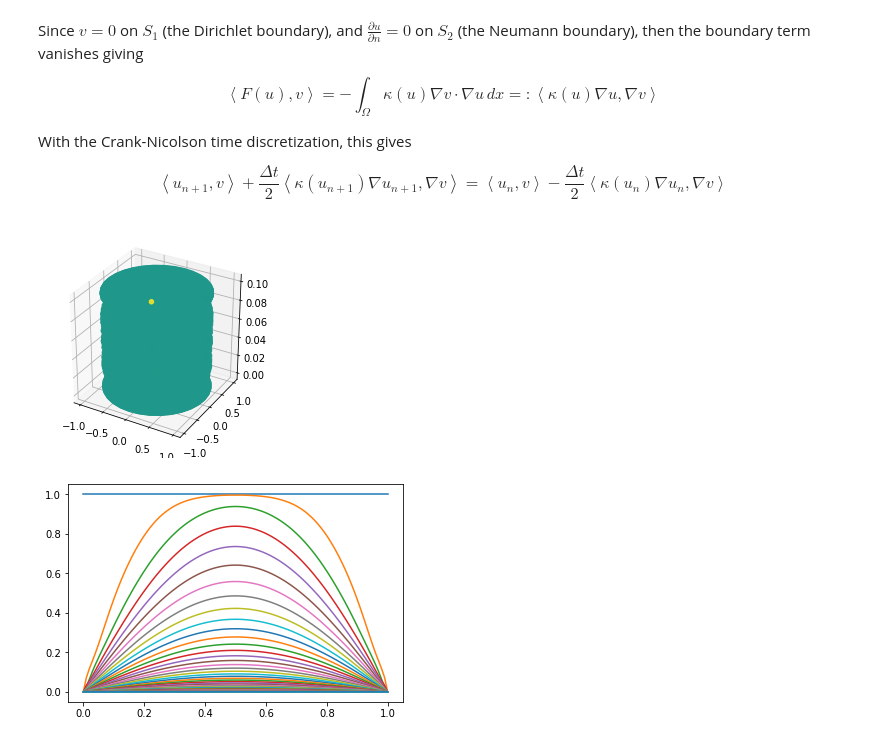
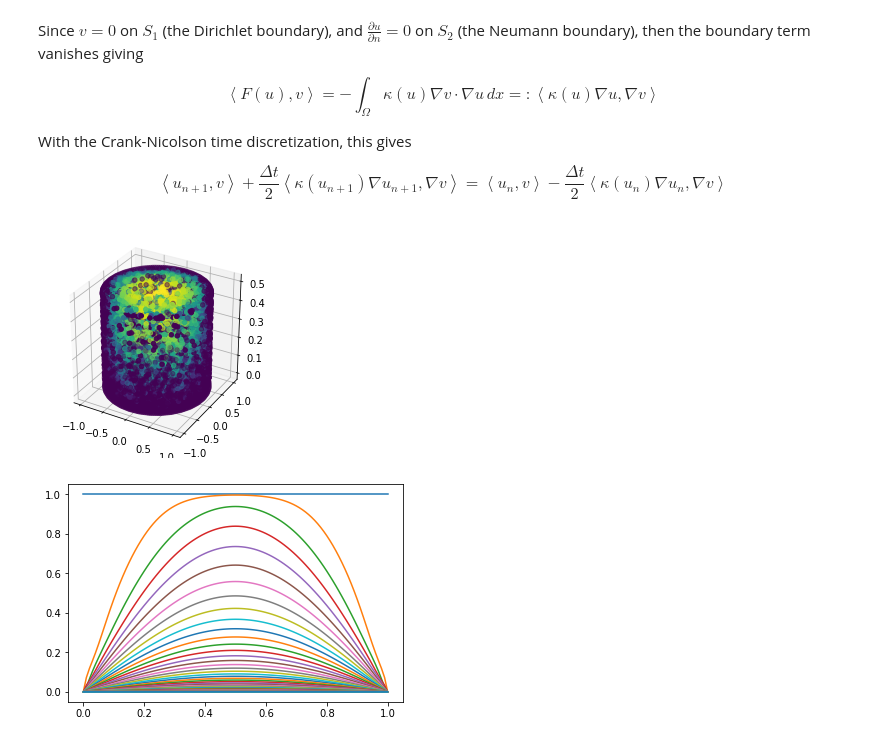
Before and after one commit to JeromeTroy/fenics-hgss, a Jupyter notebook: FEniCS Heat Equation.ipynb, the cells around one changed output. Drawn from its saved outputs; the diff is of its cells as text; code cells hidden in the pictures.

```diff
--- a/FEniCS Heat Equation.ipynb
+++ b/FEniCS Heat Equation.ipynb
@@ -28,11 +28,12 @@ from fenics import *
 from mshr import *
 import matplotlib.pyplot as plt
 
+tol = 1e-1
 h = 0.5
 R = 1
 Ω = Cylinder(Point(0, 0, h), Point(0, 0, 0), R, R)
 
-N = 100   # N is like 1 / Δx
+N = 50   # N is like 1 / Δx
 mesh = generate_mesh(Ω, N)
 
 V = FunctionSpace(mesh, "CG", 1)
@@ -40,16 +41,23 @@ V = FunctionSpace(mesh, "CG", 1)
 u = TrialFunction(V)
 v = TestFunction(V)
 
-bc = DirichletBC(V, Constant(1.0), "on_boundary")
+#bc = DirichletBC(V, Constant(1.0), "on_boundary")
+
+def dirichlet_boundary(x, on_boundary):
+    on_side = pow(x[0], 2) + pow(x[1], 2) > pow(R, 2) - tol and on_boundary
+    on_bottom = abs(x[2]) < tol and on_boundary
+    return on_side or on_bottom
+
+bc = DirichletBC(V, Constant(0.0), dirichlet_boundary)
 
 # time stepping
-T = 1
-N = 500
+T = 0.1
+N = 250
 Δt = T / N
 
 # initial condition
 u_n = Function(V, name="solution")
-u_n.assign(Constant(3.0))
+u_n.assign(Constant(1.0))
 
 # variational problem
 A = (v * u + 0.5 * Δt * dot(grad(v), grad(u)) ) * dx
@@ -58,6 +66,8 @@ F = (v * u_n - 0.5 * Δt * dot(grad(v), grad(u_n)) ) * dx
 
 u_next = Function(V)
 
+usol = []
+usol.append(u_n)
 # saving to file
 xdmfname = "heat-sol.xdmf"
 fout = XDMFFile(xdmfname)
@@ -69,4 +79,5 @@ fout.parameters["rewrite_function_mesh"] = False
 for n in range(N):
     solve(A == F, u_next, bc)
     u_n.assign(u_next)
+    usol.append(u_n)
     fout.write(u_n, n * Δt)
@@ -180,10 +188,10 @@ from mshr import *
 from ufl import tanh
 
 # tolerance value for boundaries
-tol = 1e-10
+tol = 1e-1
 
 # parameters
-h = 0.1   # ratio of height to radius
+h = 0.5   # ratio of height to radius
 k = 0.1   # ratio of cooked heat diffusivity to raw diffusivity
 τ = 0.6   # (T_H - T*) / (T_H - T_c)
 η = 0.5   # rate of cooking at temperature
@@ -207,13 +215,13 @@ def κ(u):
     return κ_val
 
 # time discretization
-Tmax = 0.5
-Nt = 300
+Tmax = 0.1
+Nt = 250
 Δt = Constant(Tmax / Nt)
 
 # domain
 R = 1.0
-N = 100
+N = 50
 Ω = Cylinder(Point(0, 0, h), Point(0, 0, 0), R, R)
 mesh = generate_mesh(Ω, N)
 
@@ -243,34 +251,34 @@ A = (u * v) * dx + Constant(0.5) * Δt * κ(u) * dot(grad(u), grad(v)) * dx
 F = A - L
 
 
 # initial condition
 u_init = interpolate(Constant(1.0), V)
 u_prev.assign(u_init)
 
 t = np.linspace(0, Tmax, Nt+1)
 u_sols = []
 u_sols.append(u_prev)
 
 # filename for storing solution
 xdmfname = "heat-nonlin-sol.xdmf"
 fout = XDMFFile(xdmfname)
 fout.parameters["flush_output"] = True
 fout.parameters["functions_share_mesh"] = True
 fout.parameters["rewrite_function_mesh"] = False
 
 # time stepping
 for n in range(Nt):
     #u_next = Function(V)
     solve(F==0, u, bc, solver_parameters={"newton_solver":{"relative_tolerance":1e-6}})
     u_prev.assign(u)
     u_sols.append(u_prev)
     fout.write(u_prev, t[n])
     #κ.u = u_prev
 
 plot(u_sols[-1])
 plt.show()
 # %% [output]
-[figure, old version]
+[figure, new version]
 # %%
 # Finite Difference Implementation
 import numpy as np
```
Also changed, not shown: parts of 1 cell of this notebook, 20 other files.
